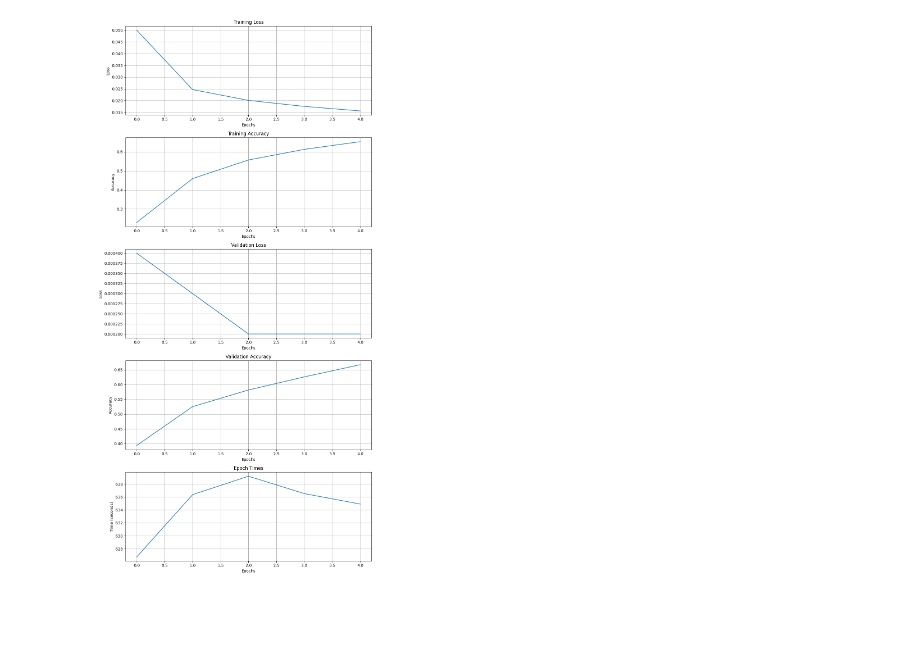
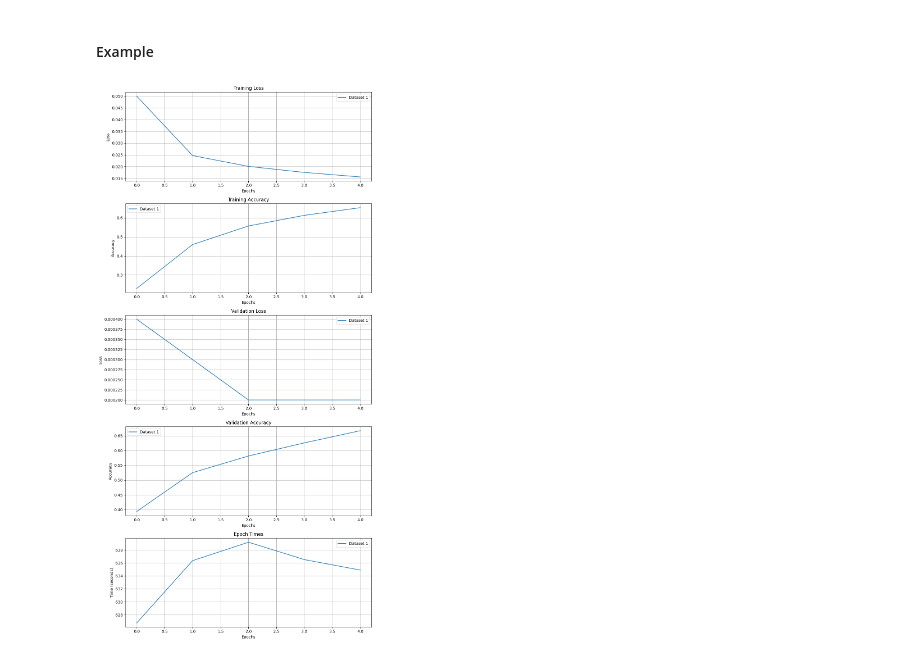
Before and after one commit to chriscamano/871_project, a Jupyter notebook: experiments/plotting.ipynb, the cells around one changed output. Saved outputs shown, nothing was run; the diff lists cells and outputs as text; code cells hidden in the pictures; blank space fills up the shorter version.

Commit message:
improved plotting

```diff
--- a/experiments/plotting.ipynb
+++ b/experiments/plotting.ipynb
@@ -5,7 +16,9 @@ from util.plotting import *
+# %% [markdown]
+#### Example
 # %%
 
 file_path = '../performance_data/vgg16_v1_performance.txt'  # Replace with your actual file path
 data = read_data_from_file(file_path)
-plot_all_metrics(data)
+plot_all_metrics([data])
 # %% [output]
-[figure, old version]
+[figure, new version]
```
Also changed, not shown: parts of 1 cell of this notebook, 1 other file.
